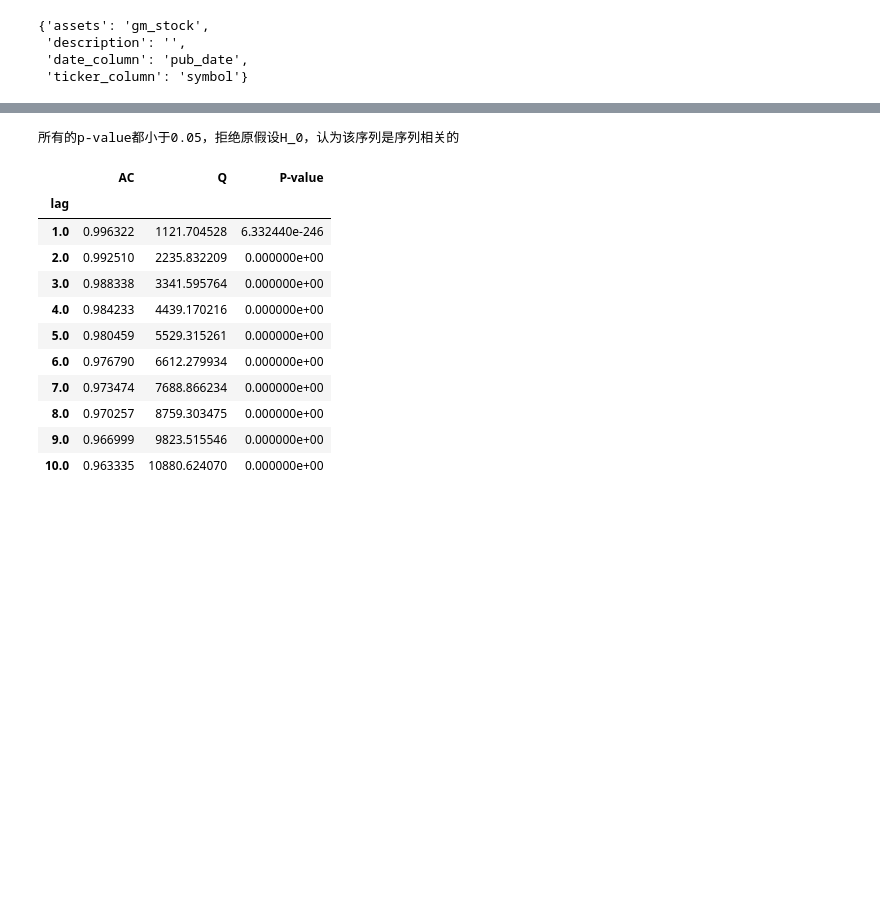
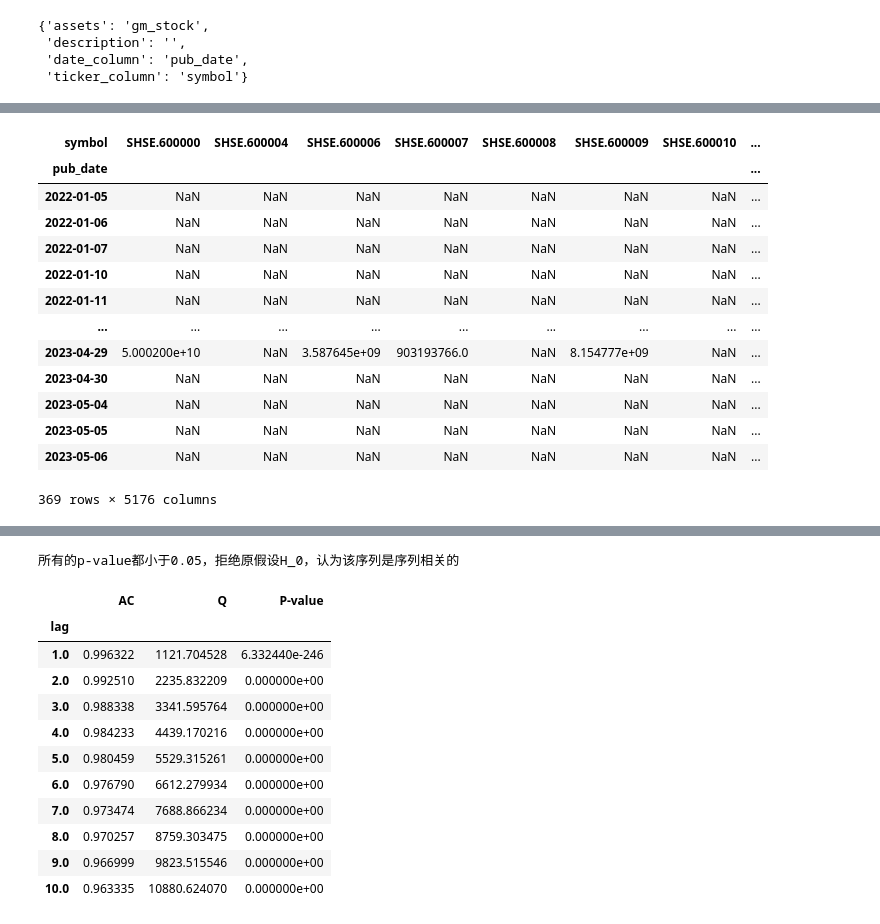
Before and after one commit to KangruiYuan/XQuant, a Jupyter notebook: ModuleTests/BaseTest.ipynb, the cells around one changed output, grey strips where cells are left out. Cells and saved outputs as stored; diff of their text form; code cells hidden in the pictures; blank space fills up the shorter version.

```diff
--- a/ModuleTests/BaseTest.ipynb
+++ b/ModuleTests/BaseTest.ipynb
@@ -55,2 +78,18 @@ df
 # %%
-df = df.pivot(index='pub_date', values='ttl_cur_ast', columns='symbol')
+df = df.pivot(index='pub_date', values='ttl_inc_oper', columns='symbol')
+df
+# %% [output]
+| symbol | SHSE.600000 | SHSE.600004 | SHSE.600006 | SHSE.600007 | SHSE.600008 | SHSE.600009 | SHSE.600010 | ... |
+| pub_date |  |  |  |  |  |  |  | ... |
+| 2022-01-05 | NaN | NaN | NaN | NaN | NaN | NaN | NaN | ... |
+| 2022-01-06 | NaN | NaN | NaN | NaN | NaN | NaN | NaN | ... |
+| 2022-01-07 | NaN | NaN | NaN | NaN | NaN | NaN | NaN | ... |
+| 2022-01-10 | NaN | NaN | NaN | NaN | NaN | NaN | NaN | ... |
+| 2022-01-11 | NaN | NaN | NaN | NaN | NaN | NaN | NaN | ... |
+| ... | ... | ... | ... | ... | ... | ... | ... | ... |
+| 2023-04-29 | 5.000200e+10 | NaN | 3.587645e+09 | 903193766.0 | NaN | 8.154777e+09 | NaN | ... |
+| 2023-04-30 | NaN | NaN | NaN | NaN | NaN | NaN | NaN | ... |
+| 2023-05-04 | NaN | NaN | NaN | NaN | NaN | NaN | NaN | ... |
+| 2023-05-05 | NaN | NaN | NaN | NaN | NaN | NaN | NaN | ... |
+| 2023-05-06 | NaN | NaN | NaN | NaN | NaN | NaN | NaN | ... |
+369 rows × 5176 columns
```
Also changed, not shown: parts of 6 cells of this notebook, 12 other files.
